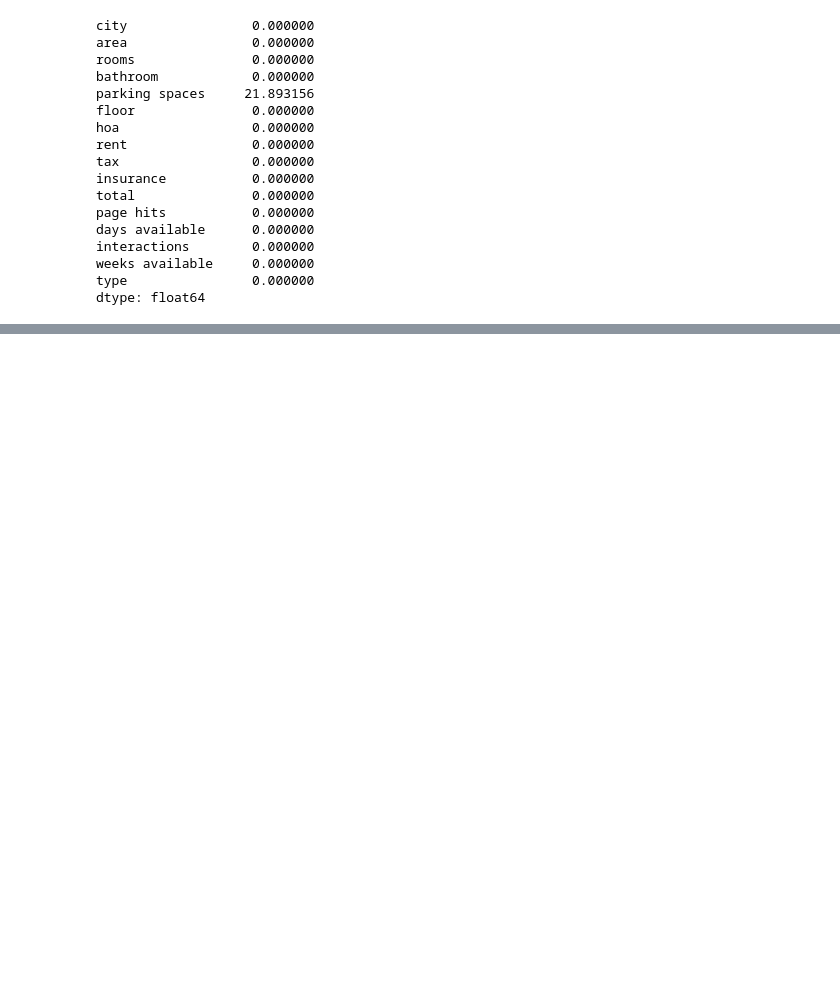
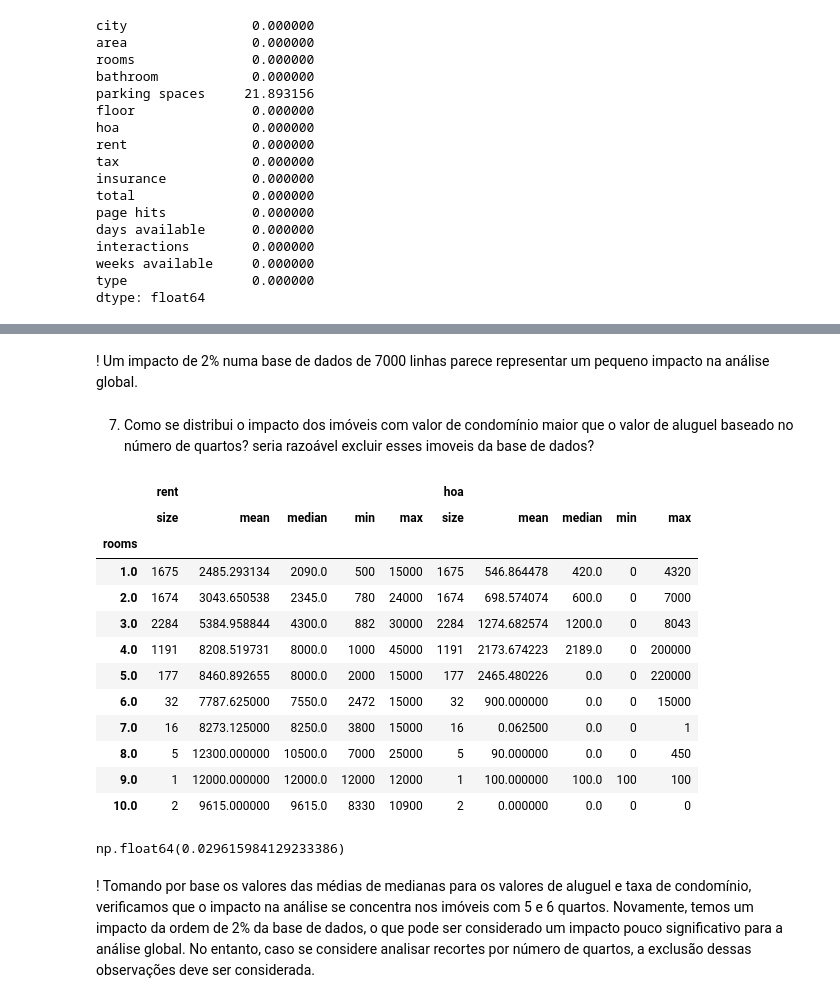
Before and after one commit to cleber-lamartine/projeto_ada_1715, a Jupyter notebook: projeto1715.ipynb, the cells around one changed output, grey strips where cells are left out. Drawn from its saved outputs; the diff is of its cells as text; code cells hidden in the pictures; blank space fills up the shorter version.

```diff
--- a/projeto1715.ipynb
+++ b/projeto1715.ipynb
@@ -98,0 +211,27 @@ casas_filtrada.groupby('parking spaces').agg({'rent': 'mean'})
+# %% [markdown]
+! Um impacto de 2% numa base de dados de 7000 linhas parece representar um pequeno impacto na análise global.
+# %% [markdown]
+7) Como se distribui o impacto dos imóveis com valor de condomínio maior que o valor de aluguel baseado no número de quartos? seria razoável excluir esses imoveis da base de dados?
+# %%
+casas_filtrada.groupby(["rooms"])[["rent", "hoa"]].agg(["size", "mean", "median",  "min", "max"])
+# %% [output]
+|  | rent |  |  |  |  | hoa |  |  |  |  |
+|  | size | mean | median | min | max | size | mean | median | min | max |
+| rooms |  |  |  |  |  |  |  |  |  |  |
+| 1.0 | 1675 | 2485.293134 | 2090.0 | 500 | 15000 | 1675 | 546.864478 | 420.0 | 0 | 4320 |
+| 2.0 | 1674 | 3043.650538 | 2345.0 | 780 | 24000 | 1674 | 698.574074 | 600.0 | 0 | 7000 |
+| 3.0 | 2284 | 5384.958844 | 4300.0 | 882 | 30000 | 2284 | 1274.682574 | 1200.0 | 0 | 8043 |
+| 4.0 | 1191 | 8208.519731 | 8000.0 | 1000 | 45000 | 1191 | 2173.674223 | 2189.0 | 0 | 200000 |
+| 5.0 | 177 | 8460.892655 | 8000.0 | 2000 | 15000 | 177 | 2465.480226 | 0.0 | 0 | 220000 |
+| 6.0 | 32 | 7787.625000 | 7550.0 | 2472 | 15000 | 32 | 900.000000 | 0.0 | 0 | 15000 |
+| 7.0 | 16 | 8273.125000 | 8250.0 | 3800 | 15000 | 16 | 0.062500 | 0.0 | 0 | 1 |
+| 8.0 | 5 | 12300.000000 | 10500.0 | 7000 | 25000 | 5 | 90.000000 | 0.0 | 0 | 450 |
+| 9.0 | 1 | 12000.000000 | 12000.0 | 12000 | 12000 | 1 | 100.000000 | 100.0 | 100 | 100 |
+| 10.0 | 2 | 9615.000000 | 9615.0 | 8330 | 10900 | 2 | 0.000000 | 0.0 | 0 | 0 |
+# %%
+casas_filtrada[(casas_filtrada["rooms"] >= 5) & (casas_filtrada["rooms"] <= 6)].value_counts().sum()/casas_filtrada.shape[0]
+# %% [output]
+np.float64(0.029615984129233386)
+# %% [markdown]
+! Tomando por base os valores das médias de medianas para os valores de aluguel e taxa de condomínio, verificamos que o impacto na análise se concentra nos imóveis com 5 e 6 quartos.
+Novamente, temos um impacto da ordem de 2% da base de dados, o que pode ser considerado um impacto pouco significativo para a análise global. No entanto, caso se considere analisar recortes por número de quartos, a exclusão dessas observações deve ser considerada.
```
Also changed, not shown: parts of 24 cells of this notebook.
